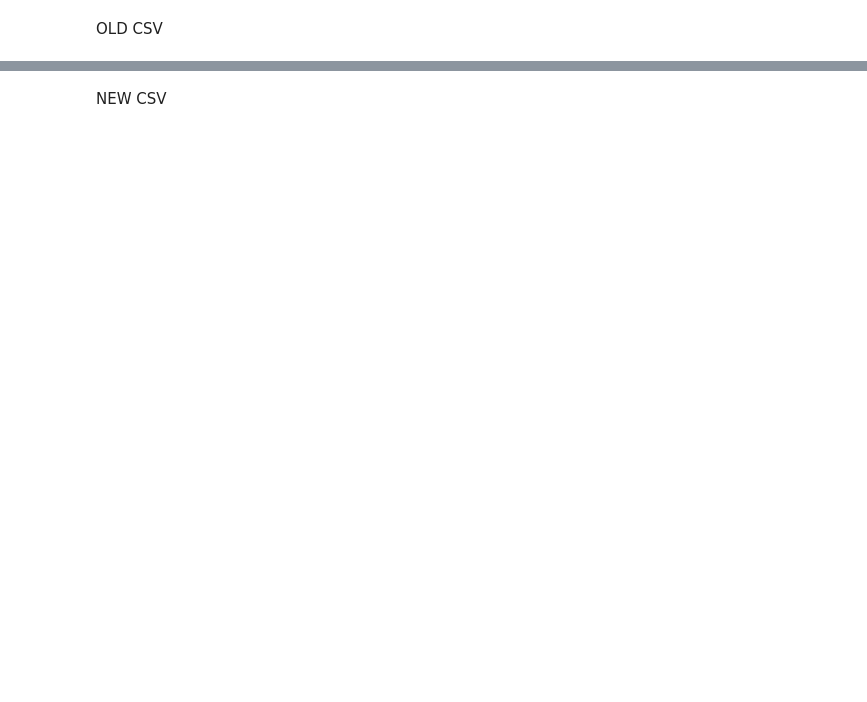
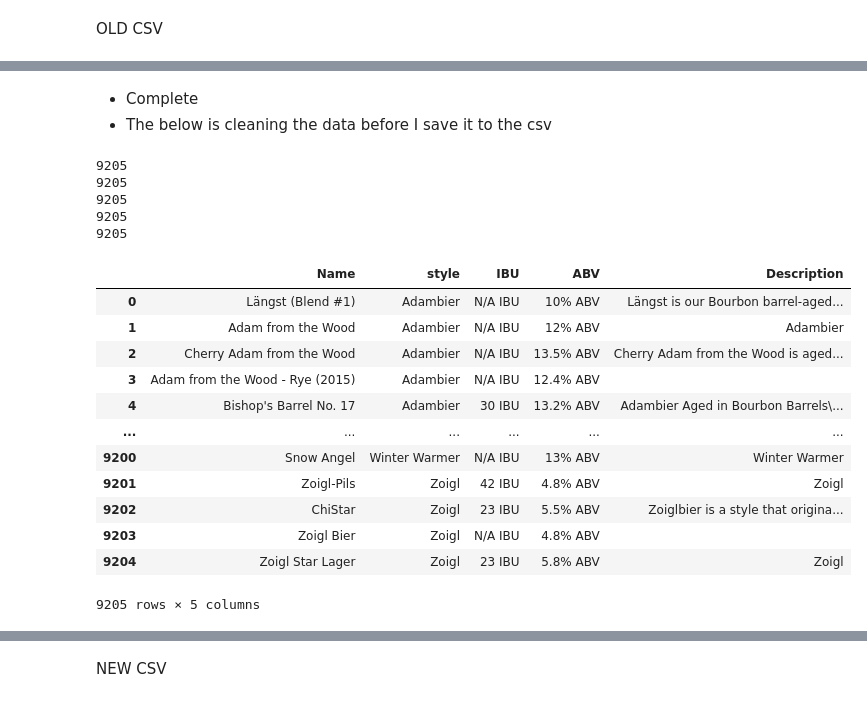
Before and after one commit to tyler-jumper/Craft-Beer-Classifier, a Jupyter notebook: Selenium Web Scraper .ipynb, the cells around one changed output, grey strips where cells are left out. Cells and saved outputs as stored; diff of their text form; code cells hidden in the pictures; blank space fills up the shorter version.

```diff
--- a/Selenium Web Scraper .ipynb
+++ b/Selenium Web Scraper .ipynb
@@ -223,0 +304,38 @@ df.to_csv('untappd_beers.csv')
+# %% [markdown]
+- Complete
+- The below is cleaning the data before I save it to the csv
+# %%
+print(len(name_ls))
+print(len(style_ls))
+print(len(desc_ls))
+print(len(abv_ls))
+print(len(ibu_ls))
+# %% [output]
+9205
+9205
+9205
+9205
+9205
+# %%
+#create df
+df = pd.DataFrame()
+df['Name'] = name_ls
+df['style'] = style_ls
+df['IBU'] = ibu_ls
+df['ABV'] = abv_ls
+df['Description'] = desc_ls
+df
+# %% [output]
+|  | Name | style | IBU | ABV | Description |
+| 0 | Längst (Blend #1) | Adambier | N/A IBU | 10% ABV | Längst is our Bourbon barrel-aged... |
+| 1 | Adam from the Wood | Adambier | N/A IBU | 12% ABV | Adambier |
+| 2 | Cherry Adam from the Wood | Adambier | N/A IBU | 13.5% ABV | Cherry Adam from the Wood is aged... |
+| 3 | Adam from the Wood - Rye (2015) | Adambier | N/A IBU | 12.4% ABV |  |
+| 4 | Bishop's Barrel No. 17 | Adambier | 30 IBU | 13.2% ABV | Adambier Aged in Bourbon Barrels\... |
+| ... | ... | ... | ... | ... | ... |
+| 9200 | Snow Angel | Winter Warmer | N/A IBU | 13% ABV | Winter Warmer |
+| 9201 | Zoigl-Pils | Zoigl | 42 IBU | 4.8% ABV | Zoigl |
+| 9202 | ChiStar | Zoigl | 23 IBU | 5.5% ABV | Zoiglbier is a style that origina... |
+| 9203 | Zoigl Bier | Zoigl | N/A IBU | 4.8% ABV |  |
+| 9204 | Zoigl Star Lager | Zoigl | 23 IBU | 5.8% ABV | Zoigl |
+9205 rows × 5 columns
```
Also changed, not shown: parts of 31 cells of this notebook, 1 other file.
